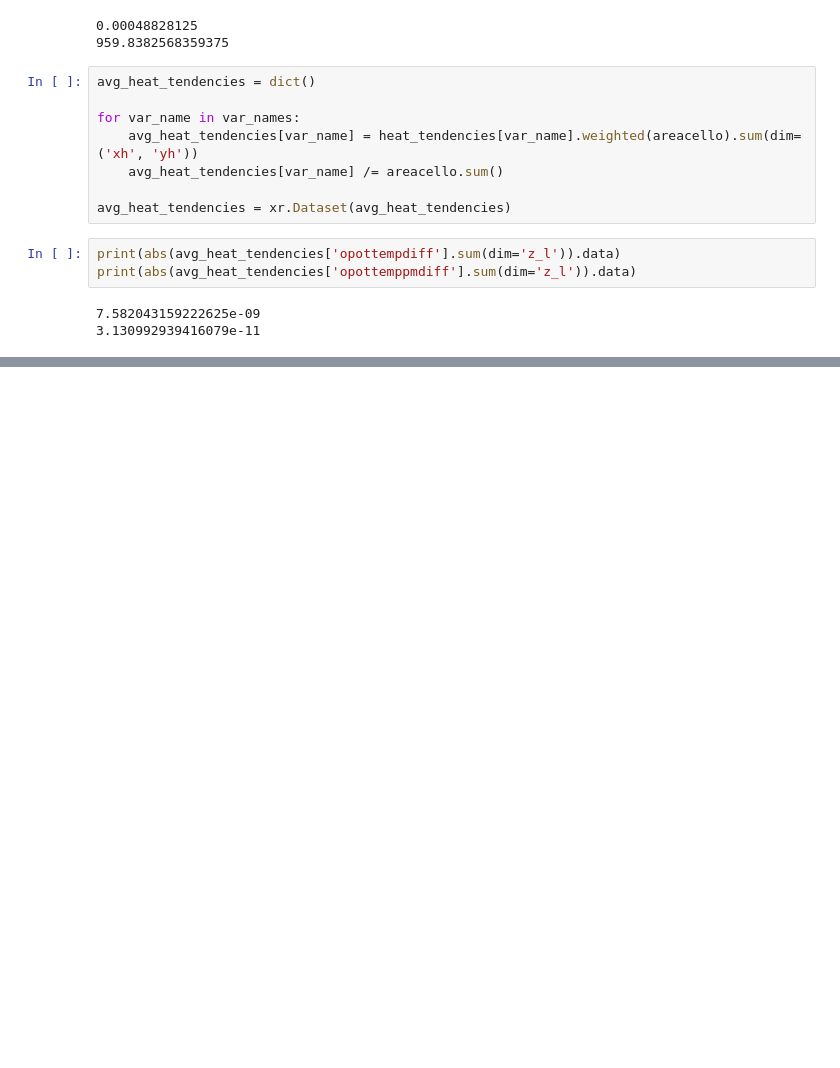
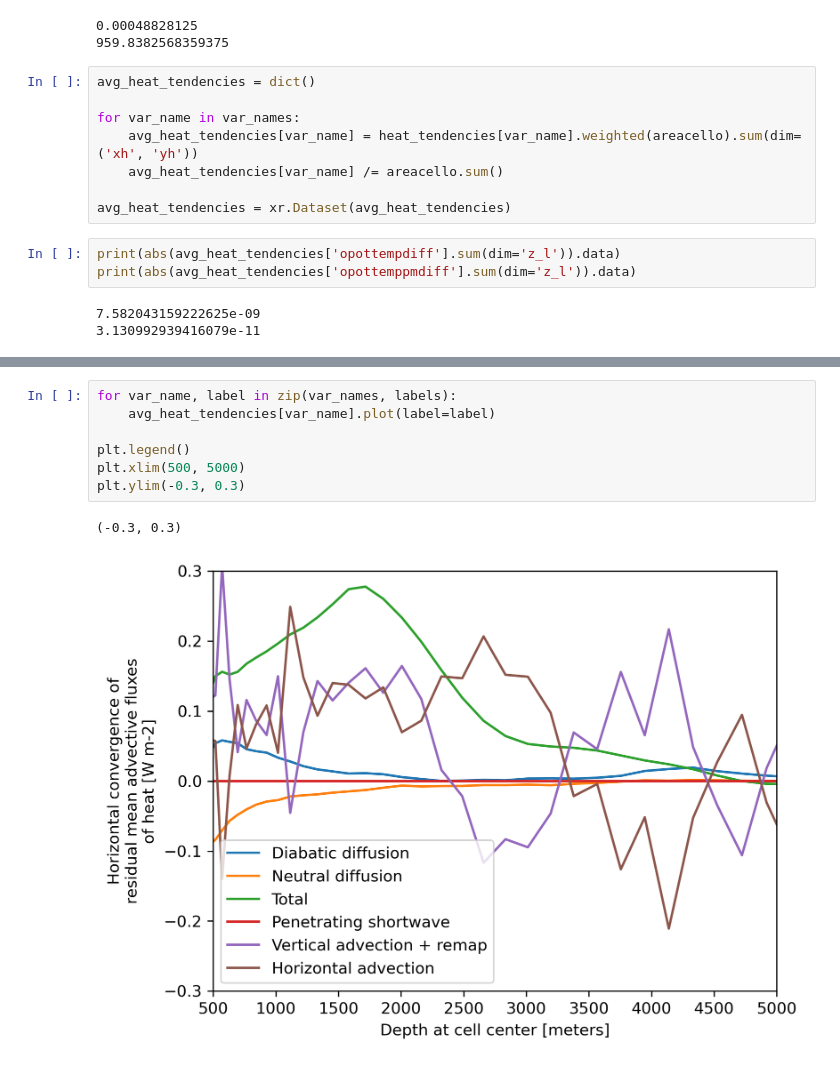
Before and after one commit to ACCESS-Community-Hub/access-cm3-paper-1, a Jupyter notebook: notebooks/sandbox-python/ocean_heat_budget.ipynb, the cells around one changed output, grey strips where cells are left out. Drawn from its saved outputs; the diff is of its cells as text; blank space fills up the shorter version.

```diff
--- a/notebooks/sandbox-python/ocean_heat_budget.ipynb
+++ b/notebooks/sandbox-python/ocean_heat_budget.ipynb
@@ -169,0 +160,10 @@ plt.legend()
+# %%
+for var_name, label in zip(var_names, labels):
+    avg_heat_tendencies[var_name].plot(label=label)
+
+plt.legend()
+plt.xlim(500, 5000)
+plt.ylim(-0.3, 0.3)
+# %% [output]
+(-0.3, 0.3)
+[figure, added]
```
Also changed, not shown: parts of 5 cells of this notebook.
